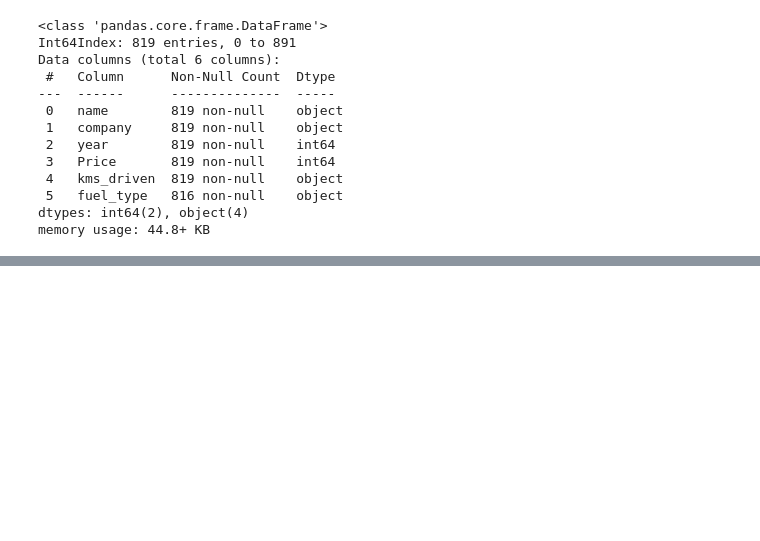
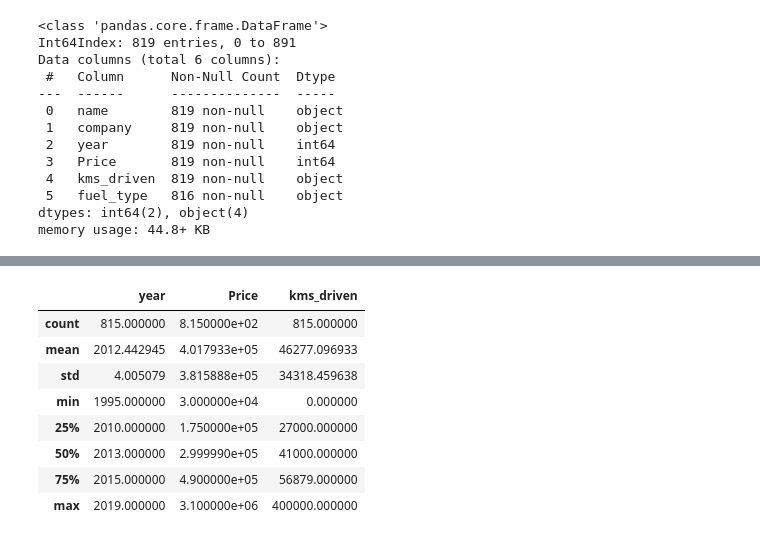
Before and after one commit to Asif26/Machine-learning-Projects, a Jupyter notebook: car_Price_predection/car_price_prediction.ipynb, the cells around one changed output, grey strips where cells are left out. Cells and saved outputs as stored; diff of their text form; code cells hidden in the pictures; blank space fills up the shorter version.

```diff
--- a/car_Price_predection/car_price_prediction.ipynb
+++ b/car_Price_predection/car_price_prediction.ipynb
@@ -249,0 +287,14 @@ Name: kms_driven, Length: 819, dtype: object
+# %%
+df=df[df["Price"]<6e6].reset_index(drop=True)
+# %%
+df.describe()
+# %% [output]
+|  | year | Price | kms_driven |
+| count | 815.000000 | 8.150000e+02 | 815.000000 |
+| mean | 2012.442945 | 4.017933e+05 | 46277.096933 |
+| std | 4.005079 | 3.815888e+05 | 34318.459638 |
+| min | 1995.000000 | 3.000000e+04 | 0.000000 |
+| 25% | 2010.000000 | 1.750000e+05 | 27000.000000 |
+| 50% | 2013.000000 | 2.999990e+05 | 41000.000000 |
+| 75% | 2015.000000 | 4.900000e+05 | 56879.000000 |
+| max | 2019.000000 | 3.100000e+06 | 400000.000000 |
```
Also changed, not shown: parts of 11 cells of this notebook, 1 other file.
